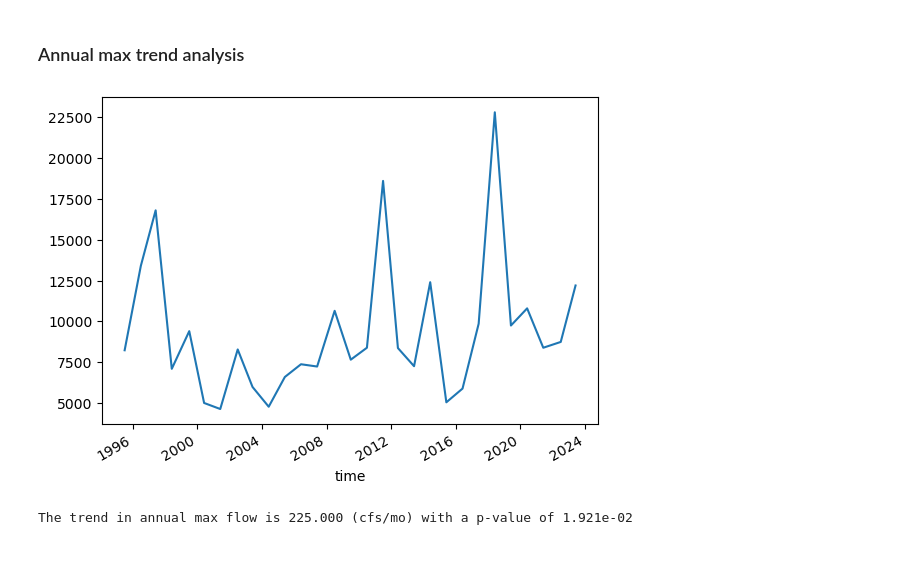
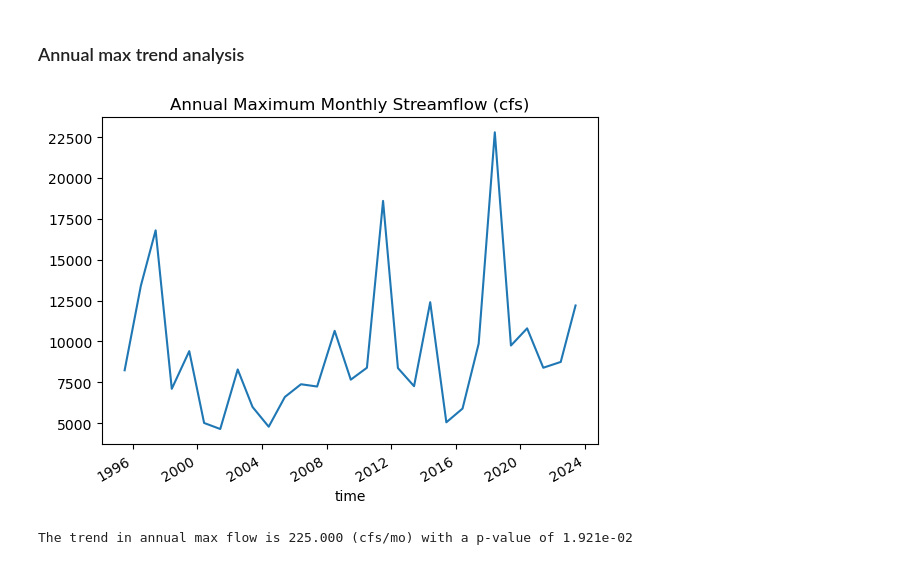
Before and after one commit to nicksilver/zoo-aquifer, a Jupyter notebook: cfr_data_explorer.ipynb, the cells around one changed output. Drawn from its saved outputs; the diff is of its cells as text; code cells hidden in the pictures.

Commit message:
added title to max flow plot

```diff
--- a/cfr_data_explorer.ipynb
+++ b/cfr_data_explorer.ipynb
@@ -122,13 +122,14 @@ The trend in Fall timeseries is 13.185 (cfs/mo) with a p-value of 5.518e-02
 # %%
 q.loc[:, 'year'] = q.reset_index().time.dt.year.values
 q.loc[:, 'month'] = q.reset_index().time.dt.month.values
 q.loc[:, 'year'] = q.loc[:, 'year'].astype(int)
 q.loc[:, 'month'] = q.loc[:, 'month'].astype(int)
 q_max = q.loc[q.groupby('year')['Q'].idxmax()]
 q_max['Q'].plot()
+plt.title('Annual Maximum Monthly Streamflow (cfs)')
 plt.show()
 # %% [output]
-[figure, old version]
+[figure, new version]
 # %%
 mk_qmax = mk.original_test(q_max['Q'].loc[q_max['year'] > 2001])
 print(f"The trend in annual max flow is {mk_qmax.slope:.3f} (cfs/mo) with a p-value of {mk_qmax.p:.3e}")
```
